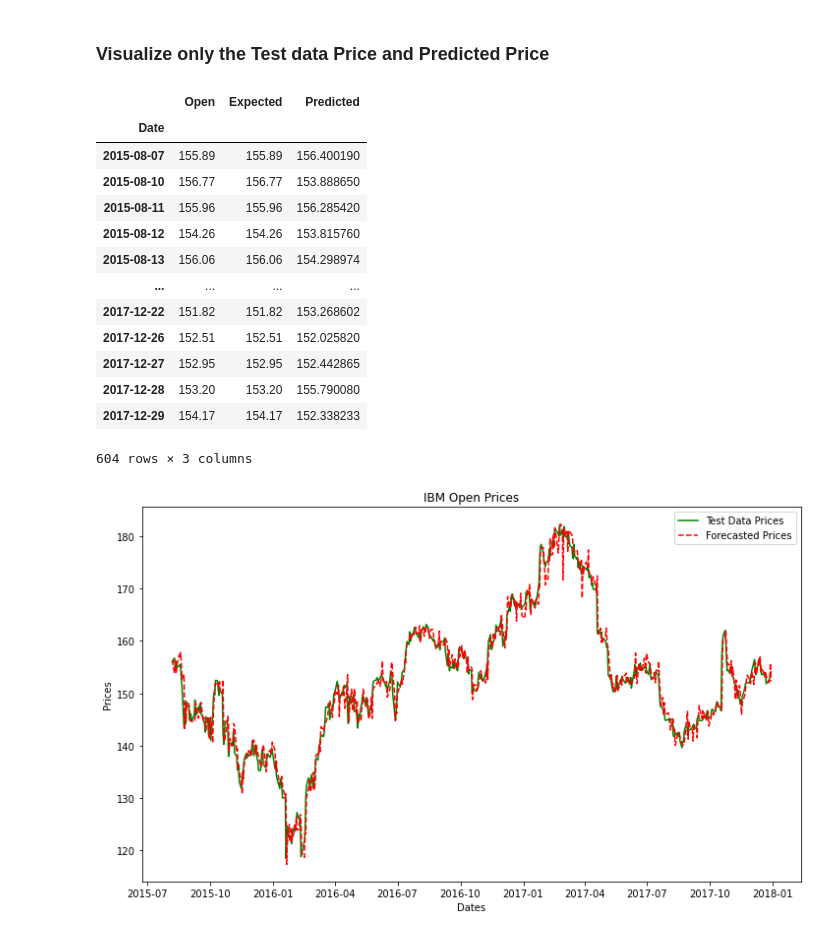
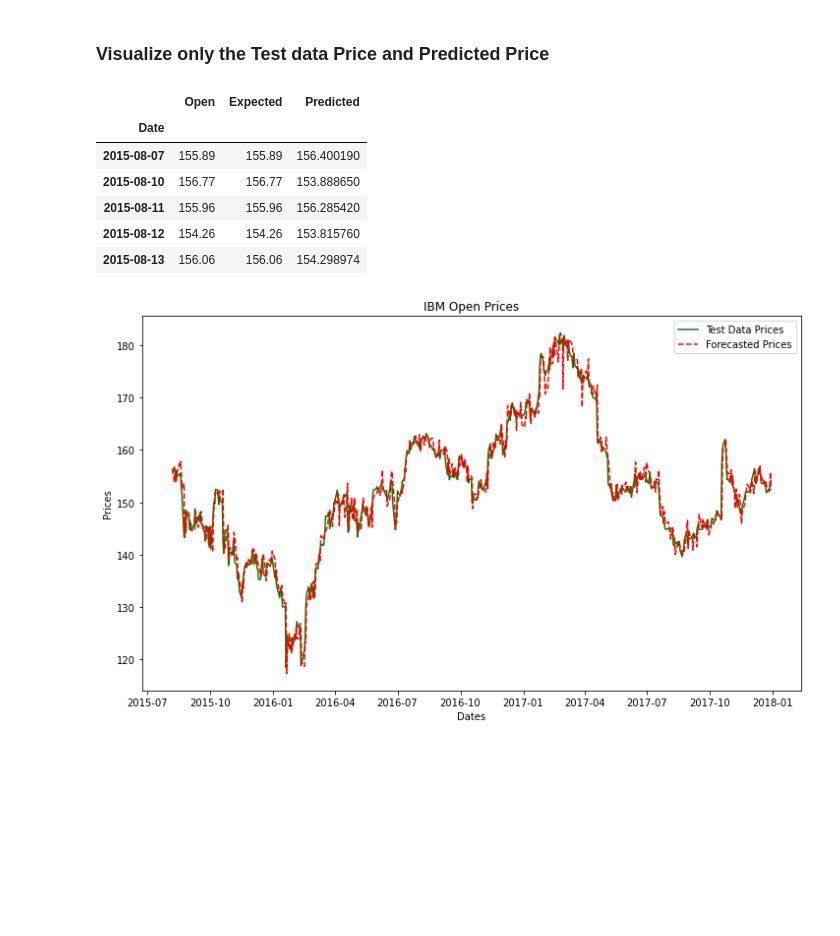
Before and after one commit to weboctave/mec-mini-projects, a Jupyter notebook: mec-18.5.1-time-series-analysis-mini-project/RandomForest.ipynb, the cells around one changed output. Drawn from its saved outputs; the diff is of its cells as text; code cells hidden in the pictures; blank space fills up the shorter version.

```diff
--- a/mec-18.5.1-time-series-analysis-mini-project/RandomForest.ipynb
+++ b/mec-18.5.1-time-series-analysis-mini-project/RandomForest.ipynb
@@ -97,7 +98,8 @@ def walk_forward_validation(data, n_test):
 		print('>expected=%.1f, predicted=%.1f' % (testy, yhat))
 	# estimate prediction error
 	error = mean_absolute_error(test[:, -1], predictions)
-	return error, test[:, 1], predictions
+    mse = mean_squared_error(test[:, -1], predictions)
+	return error, test[:, 1], predictions, mse
 # Code from https://machinelearningmastery.com/random-forest-for-time-series-forecasting/
 # %%
 # split a univariate dataset into train/test sets
@@ -139,8 +141,7 @@ predict_length = len(test_data)
 print("predict_length=" + str(predict_length))
 
 # Train/Fit/Forecast/Evaluate all inside the function
-mae, y, yhat = walk_forward_validation(data, predict_length)
-print('MAE: %.3f' % mae)
+mae, y, yhat, mse = walk_forward_validation(data, predict_length)
 # %% [output]
 predict_length=604
 >expected=155.9, predicted=156.4
@@ -175,26 +175,19 @@ pyplot.show()
 # %% [markdown]
 ### Visualize only the Test data Price and Predicted Price
 # %%
-# Reconstruct the test data with the predicted price
+# Reconstruct the test data (date) with the predicted price
 test_data_p = test_data[['Open']].copy(deep=True)
 test_data_p['Expected'] = y
 test_data_p['Predicted'] = yhat
-test_data_p
+test_data_p.head()
 # %% [output]
 |  | Open | Expected | Predicted |
 | Date |  |  |  |
 | 2015-08-07 | 155.89 | 155.89 | 156.400190 |
 | 2015-08-10 | 156.77 | 156.77 | 153.888650 |
 | 2015-08-11 | 155.96 | 155.96 | 156.285420 |
 | 2015-08-12 | 154.26 | 154.26 | 153.815760 |
 | 2015-08-13 | 156.06 | 156.06 | 154.298974 |
-| ... | ... | ... | ... |
-| 2017-12-22 | 151.82 | 151.82 | 153.268602 |
-| 2017-12-26 | 152.51 | 152.51 | 152.025820 |
-| 2017-12-27 | 152.95 | 152.95 | 152.442865 |
-| 2017-12-28 | 153.20 | 153.20 | 155.790080 |
-| 2017-12-29 | 154.17 | 154.17 | 152.338233 |
-604 rows × 3 columns
 # %%
 plt.figure(figsize=(12,7))
 plt.title('IBM Open Prices')
```
Also changed, not shown: parts of 6 cells of this notebook.
